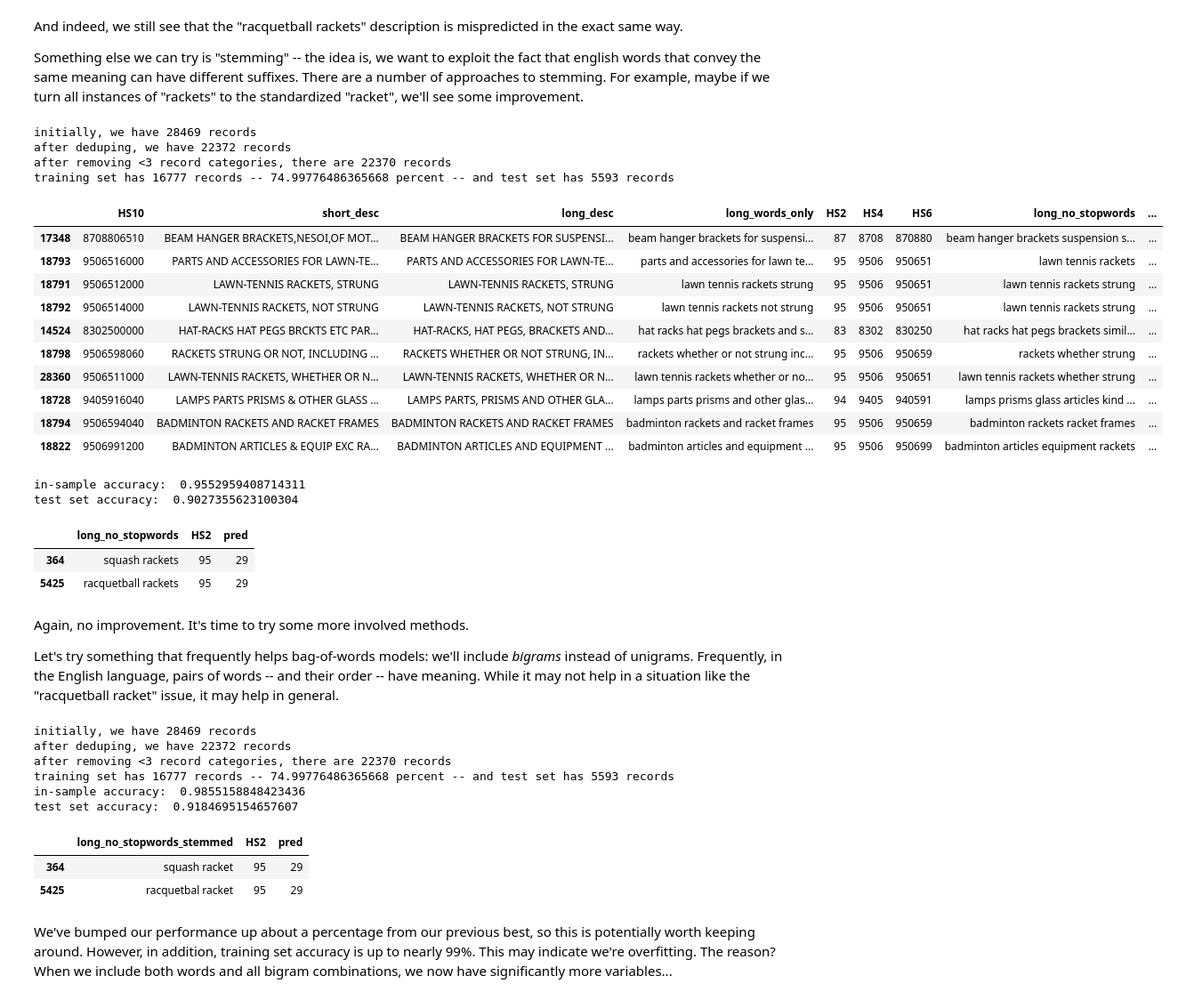
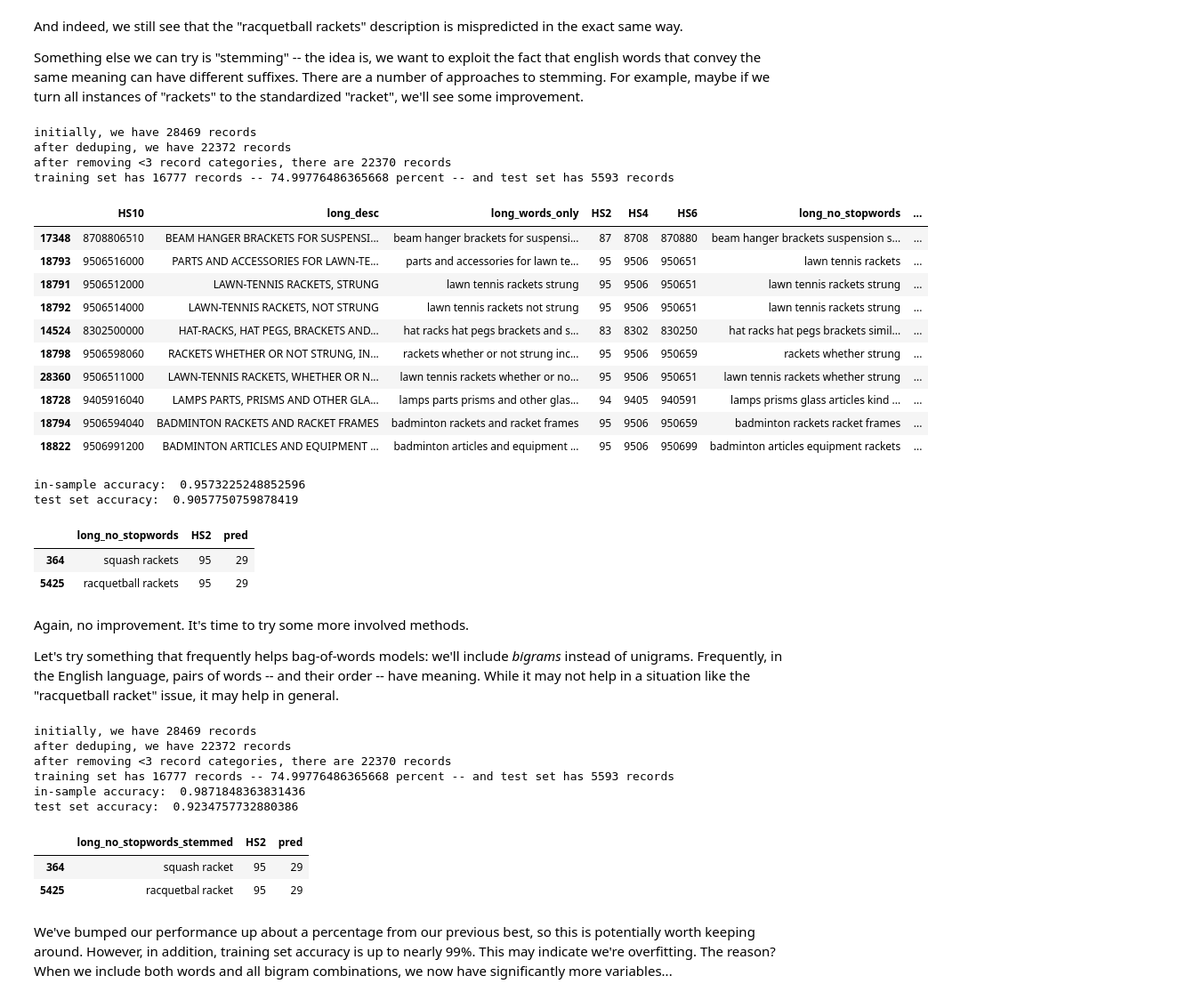
Before and after one commit to cmoscardi/fedcasic_2019, a Jupyter notebook: schedule_b.ipynb, the cells around one changed output. Shown: that part at 89% size. Cells and saved outputs as stored; diff of their text form; code cells hidden in the pictures.

```diff
--- a/schedule_b.ipynb
+++ b/schedule_b.ipynb
@@ -65,7 +86,7 @@ del df1["all_text"]
 # %%
 # last, let's repeat this for the other file.
 
-df2 = pd.read_table("data/imp-code.txt", header=None, names=['all_text'])
+df2 = pd.read_table("data/exp-code.txt", header=None, names=['all_text'])
 df2["HS10"] = df2["all_text"].str[:10]
 df2["long_desc"] = df2["all_text"].str[69:219]
 del df2["all_text"]
@@ -520,28 +546,28 @@ Something else we can try is "stemming" -- the idea is, we want to exploit the f
 # %%
 from nltk.stem import SnowballStemmer
 stemmer = SnowballStemmer('english')
 def stem_words(desc):
     return " ".join(stemmer.stem(x) for x in desc.split())
 
 df["long_no_stopwords_stemmed"] = df["long_no_stopwords"].apply(stem_words)
-train, test = make_test_train(df, "long_no_stopwords_stemmed", "HS2")
+train, test = make_test_train(df, "HS2")
 train[train["long_no_stopwords_stemmed"].str.contains("racket")]
 # %% [output]
 initially, we have 28469 records
 after deduping, we have 22372 records
 after removing <3 record categories, there are 22370 records
 training set has 16777 records -- 74.99776486365668 percent -- and test set has 5593 records
-|  | HS10 | short_desc | long_desc | long_words_only | HS2 | HS4 | HS6 | long_no_stopwords | ... |
-| 17348 | 8708806510 | BEAM HANGER BRACKETS,NESOI,OF MOT... | BEAM HANGER BRACKETS FOR SUSPENSI... | beam hanger brackets for suspensi... | 87 | 8708 | 870880 | beam hanger brackets suspension s... | ... |
-| 18793 | 9506516000 | PARTS AND ACCESSORIES FOR LAWN-TE... | PARTS AND ACCESSORIES FOR LAWN-TE... | parts and accessories for lawn te... | 95 | 9506 | 950651 | lawn tennis rackets | ... |
-| 18791 | 9506512000 | LAWN-TENNIS RACKETS, STRUNG | LAWN-TENNIS RACKETS, STRUNG | lawn tennis rackets strung | 95 | 9506 | 950651 | lawn tennis rackets strung | ... |
-| 18792 | 9506514000 | LAWN-TENNIS RACKETS, NOT STRUNG | LAWN-TENNIS RACKETS, NOT STRUNG | lawn tennis rackets not strung | 95 | 9506 | 950651 | lawn tennis rackets strung | ... |
-| 14524 | 8302500000 | HAT-RACKS HAT PEGS BRCKTS ETC PAR... | HAT-RACKS, HAT PEGS, BRACKETS AND... | hat racks hat pegs brackets and s... | 83 | 8302 | 830250 | hat racks hat pegs brackets simil... | ... |
-| 18798 | 9506598060 | RACKETS STRUNG OR NOT, INCLUDING ... | RACKETS WHETHER OR NOT STRUNG, IN... | rackets whether or not strung inc... | 95 | 9506 | 950659 | rackets whether strung | ... |
-| 28360 | 9506511000 | LAWN-TENNIS RACKETS, WHETHER OR N... | LAWN-TENNIS RACKETS, WHETHER OR N... | lawn tennis rackets whether or no... | 95 | 9506 | 950651 | lawn tennis rackets whether strung | ... |
-| 18728 | 9405916040 | LAMPS PARTS PRISMS & OTHER GLASS ... | LAMPS PARTS, PRISMS AND OTHER GLA... | lamps parts prisms and other glas... | 94 | 9405 | 940591 | lamps prisms glass articles kind ... | ... |
-| 18794 | 9506594040 | BADMINTON RACKETS AND RACKET FRAMES | BADMINTON RACKETS AND RACKET FRAMES | badminton rackets and racket frames | 95 | 9506 | 950659 | badminton rackets racket frames | ... |
-| 18822 | 9506991200 | BADMINTON ARTICLES & EQUIP EXC RA... | BADMINTON ARTICLES AND EQUIPMENT ... | badminton articles and equipment ... | 95 | 9506 | 950699 | badminton articles equipment rackets | ... |
+|  | HS10 | long_desc | long_words_only | HS2 | HS4 | HS6 | long_no_stopwords | ... |
+| 17348 | 8708806510 | BEAM HANGER BRACKETS FOR SUSPENSI... | beam hanger brackets for suspensi... | 87 | 8708 | 870880 | beam hanger brackets suspension s... | ... |
+| 18793 | 9506516000 | PARTS AND ACCESSORIES FOR LAWN-TE... | parts and accessories for lawn te... | 95 | 9506 | 950651 | lawn tennis rackets | ... |
+| 18791 | 9506512000 | LAWN-TENNIS RACKETS, STRUNG | lawn tennis rackets strung | 95 | 9506 | 950651 | lawn tennis rackets strung | ... |
+| 18792 | 9506514000 | LAWN-TENNIS RACKETS, NOT STRUNG | lawn tennis rackets not strung | 95 | 9506 | 950651 | lawn tennis rackets strung | ... |
+| 14524 | 8302500000 | HAT-RACKS, HAT PEGS, BRACKETS AND... | hat racks hat pegs brackets and s... | 83 | 8302 | 830250 | hat racks hat pegs brackets simil... | ... |
+| 18798 | 9506598060 | RACKETS WHETHER OR NOT STRUNG, IN... | rackets whether or not strung inc... | 95 | 9506 | 950659 | rackets whether strung | ... |
+| 28360 | 9506511000 | LAWN-TENNIS RACKETS, WHETHER OR N... | lawn tennis rackets whether or no... | 95 | 9506 | 950651 | lawn tennis rackets whether strung | ... |
+| 18728 | 9405916040 | LAMPS PARTS, PRISMS AND OTHER GLA... | lamps parts prisms and other glas... | 94 | 9405 | 940591 | lamps prisms glass articles kind ... | ... |
+| 18794 | 9506594040 | BADMINTON RACKETS AND RACKET FRAMES | badminton rackets and racket frames | 95 | 9506 | 950659 | badminton rackets racket frames | ... |
+| 18822 | 9506991200 | BADMINTON ARTICLES AND EQUIPMENT ... | badminton articles and equipment ... | 95 | 9506 | 950699 | badminton articles equipment rackets | ... |
 # %%
 clf, vec = make_model(train, CountVectorizer(), "long_no_stopwords_stemmed", "HS2")
 y_test_true, y_test_pred = evaluate_model(clf, vec, train, test, "long_no_stopwords_stemmed", "HS2")
@@ -555,8 +581,8 @@ cond2 = (test_reset["HS2"] != test_reset["pred"])
 cond3 = (test_reset[cols[0]].str.contains("racket"))
 test_reset[cond1 & cond2 & cond3][cols]
 # %% [output]
-in-sample accuracy:  0.9552959408714311
-test set accuracy:  0.9027355623100304
+in-sample accuracy:  0.9573225248852596
+test set accuracy:  0.9057750759878419
 |  | long_no_stopwords | HS2 | pred |
 | 364 | squash rackets | 95 | 29 |
 | 5425 | racquetball rackets | 95 | 29 |
@@ -565,7 +591,7 @@ Again, no improvement. It's time to try some more involved methods.
 
 Let's try something that frequently helps bag-of-words models: we'll include _bigrams_ instead of unigrams. Frequently, in the English language, pairs of words -- and their order -- have meaning. While it may not help in a situation like the "racquetball racket" issue, it may help in general.
 # %%
-train, test = make_test_train(df, "long_words_only", "HS2")
+train, test = make_test_train(df, "HS2")
 clf, vec = make_model(train, CountVectorizer(ngram_range=(1, 2)), "long_words_only", "HS2")
 y_test_true, y_test_pred = evaluate_model(clf, vec, train, test, "long_words_only", "HS2")
 
@@ -583,8 +609,8 @@ initially, we have 28469 records
 after deduping, we have 22372 records
 after removing <3 record categories, there are 22370 records
 training set has 16777 records -- 74.99776486365668 percent -- and test set has 5593 records
-in-sample accuracy:  0.9855158848423436
-test set accuracy:  0.9184695154657607
+in-sample accuracy:  0.9871848363831436
+test set accuracy:  0.9234757732880386
 |  | long_no_stopwords_stemmed | HS2 | pred |
 | 364 | squash racket | 95 | 29 |
 | 5425 | racquetbal racket | 95 | 29 |
```
Also changed, not shown: parts of 28 cells of this notebook.
